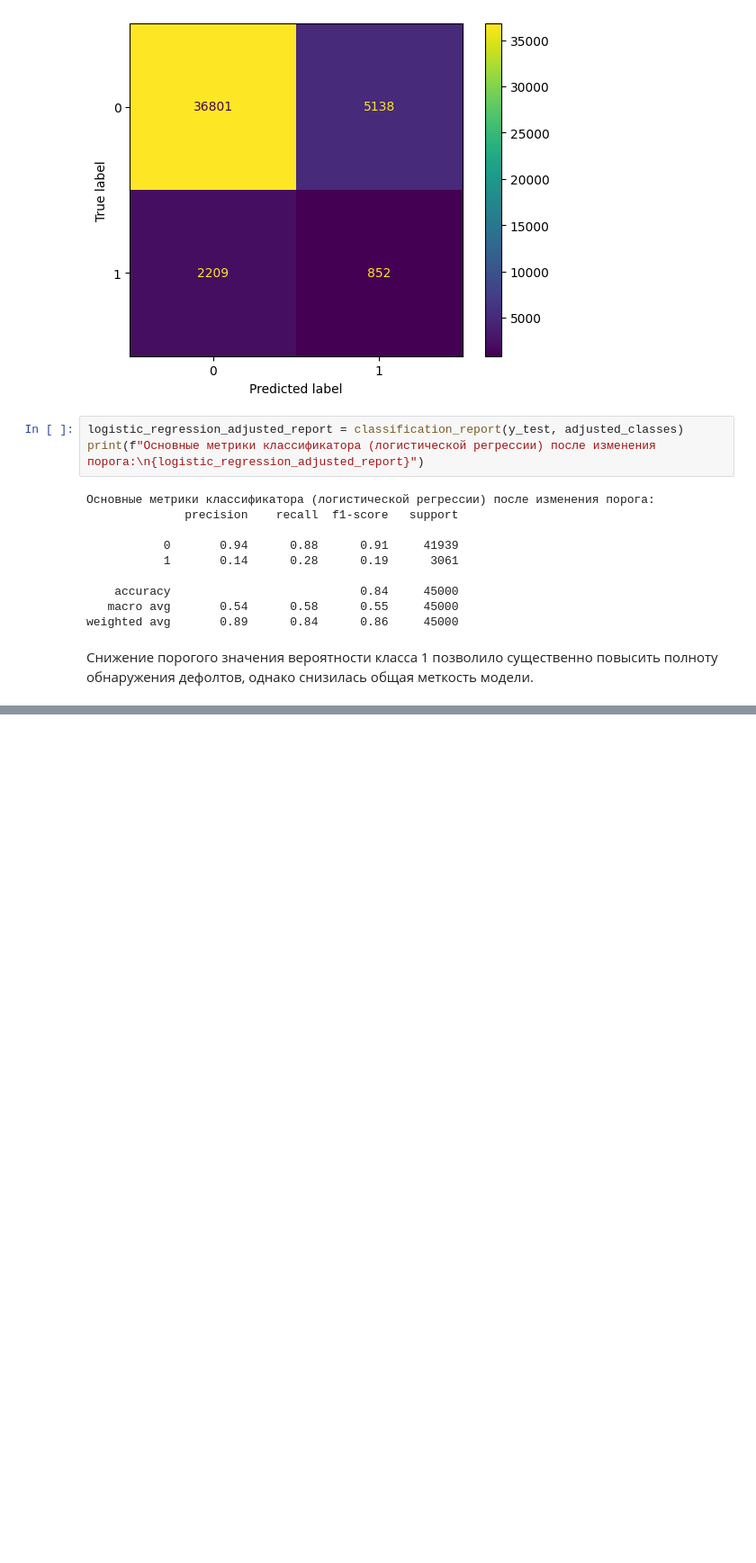
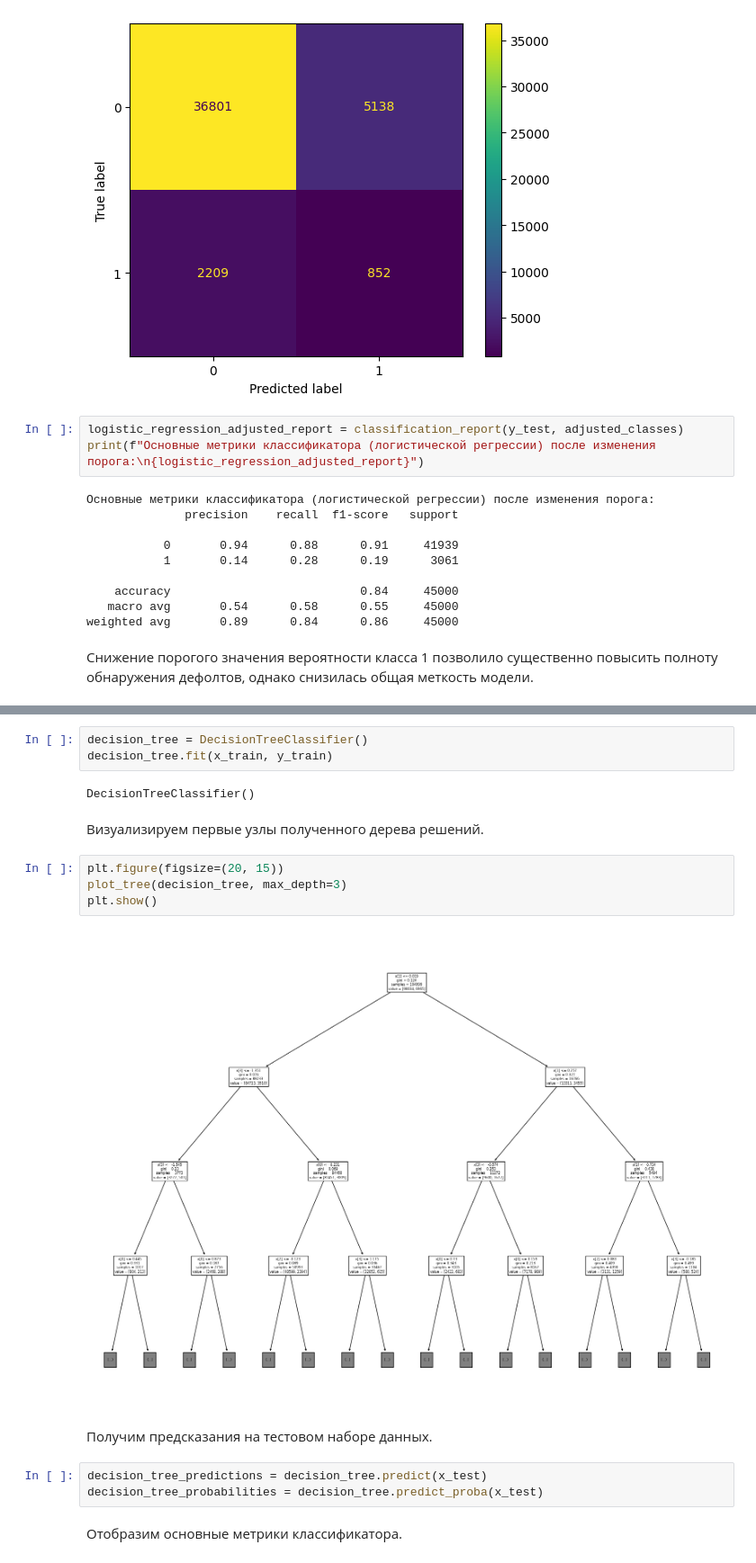
Before and after one commit to mikhpo/ds-for-non-ds, a Jupyter notebook: notebooks/credit_scoring.ipynb, the cells around one changed output, grey strips where cells are left out. Shown at 90% size. Cells and saved outputs as stored; diff of their text form; blank space fills up the shorter version.

```diff
--- a/notebooks/credit_scoring.ipynb
+++ b/notebooks/credit_scoring.ipynb
@@ -652,0 +676,20 @@ weighted avg       0.89      0.84      0.86     45000
+# %%
+decision_tree = DecisionTreeClassifier()
+decision_tree.fit(x_train, y_train)
+# %% [output]
+DecisionTreeClassifier()
+# %% [markdown]
+Визуализируем первые узлы полученного дерева решений.
+# %%
+plt.figure(figsize=(20, 15))
+plot_tree(decision_tree, max_depth=3)
+plt.show()
+# %% [output]
+[figure, added]
+# %% [markdown]
+Получим предсказания на тестовом наборе данных.
+# %%
+decision_tree_predictions = decision_tree.predict(x_test)
+decision_tree_probabilities = decision_tree.predict_proba(x_test)
+# %% [markdown]
+Отобразим основные метрики классификатора.
```
Also changed, not shown: parts of 21 cells of this notebook.
